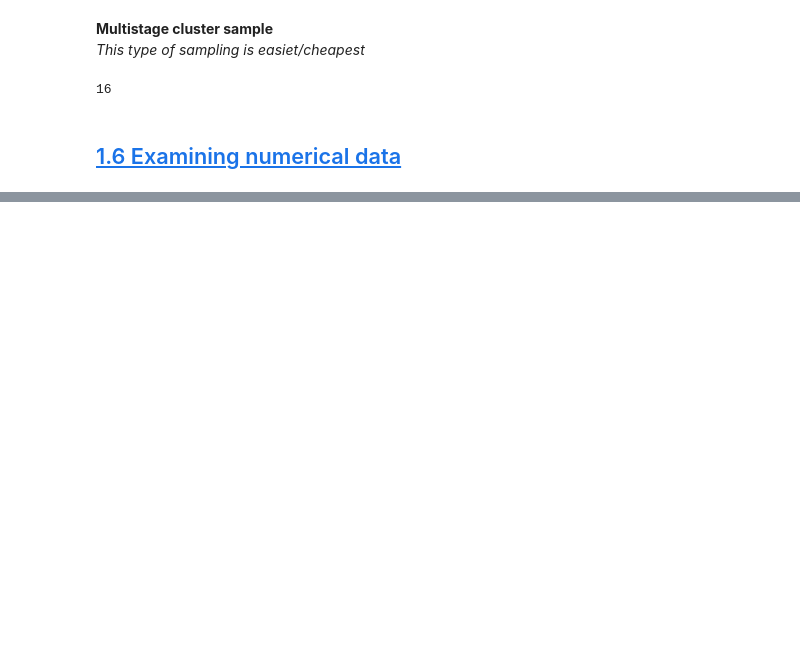
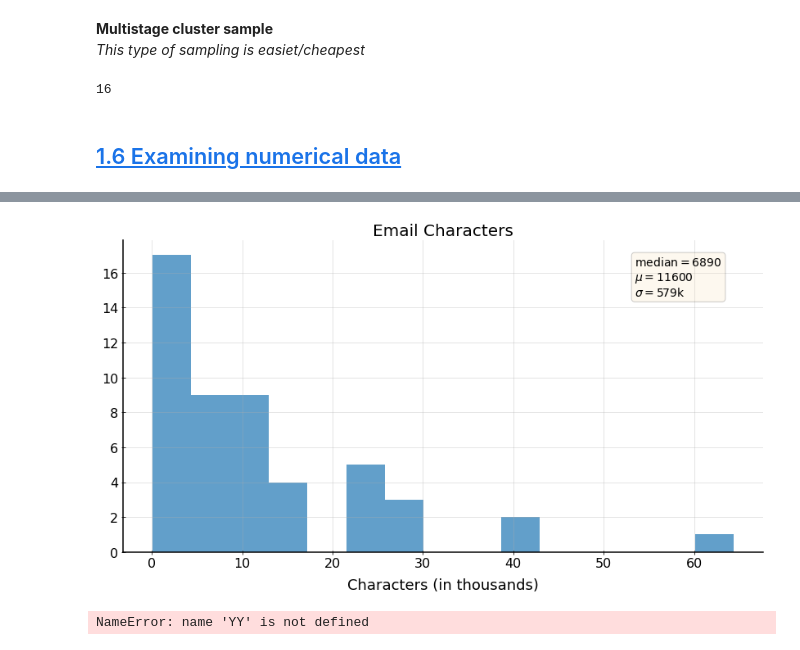
Before and after one commit to ukrainian-serge/open_intro_statistics, a Jupyter notebook: serge_notebooks/chap_1.ipynb, the cells around one changed output, grey strips where cells are left out. Drawn from its saved outputs; the diff is of its cells as text; code cells hidden in the pictures; blank space fills up the shorter version.

```diff
--- a/serge_notebooks/chap_1.ipynb
+++ b/serge_notebooks/chap_1.ipynb
@@ -195,0 +212,40 @@ multistage_grouped.shape[0] # 4 teams by 4 players each
+# %%
+fig, ax = plt.subplots()
+
+one_six_two = pd.read_csv(path + 'email50.csv')
+# one_six_two['num_char'].round(2)
+# one_six
+mu = (one_six_two['num_char'].mean().round(2) * 1000).astype(int)
+median = (one_six_two['num_char'].median().round(2) * 1000).astype(int)
+max_chars = (one_six_two['num_char'].max().round(2) * 1000).astype(int)
+sigma = (one_six_two['num_char'].sum().round(2)).astype(int)
+textstr = '\n'.join((
+    r'$\mathrm{median}=%.0f$' % (median),
+    r'$\mu=%.0f$' % (mu),
+    r'$\sigma=%.f$k' % (sigma)
+))
+
+props = dict(boxstyle='round', facecolor='wheat', alpha=0.2)
+ax.text(0.80, 0.95, textstr, transform=ax.transAxes, fontsize=14,
+        verticalalignment='top', bbox=props)
+
+one_six_two['num_char'].round(2).plot(
+    ax=ax,
+    kind = 'hist',
+    x = 'num_char',
+    bins=15,
+    alpha=0.7
+).set(
+    xlabel='Characters (in thousands)',
+    ylabel='',
+    title='Email Characters');
+# %% [output]
+[figure, added]
+# %%
+plt.scatter(X,
+            YY[~Y == 0],
+            c=Y,
+            cmap="Greys"
+           )
+# %% [output]
+NameError: name 'YY' is not defined
```
Also changed, not shown: parts of 6 cells of this notebook, 1 other file.
